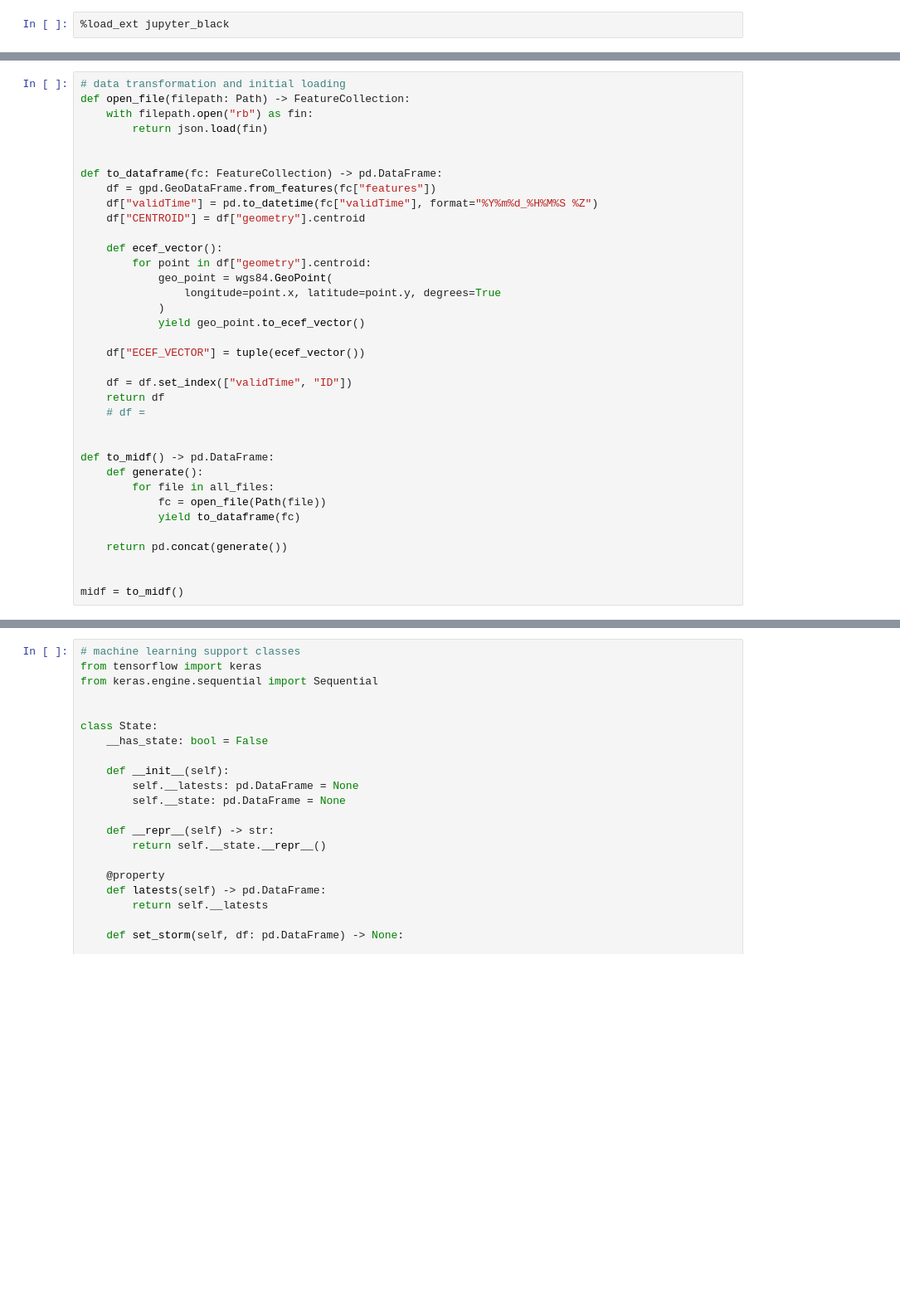
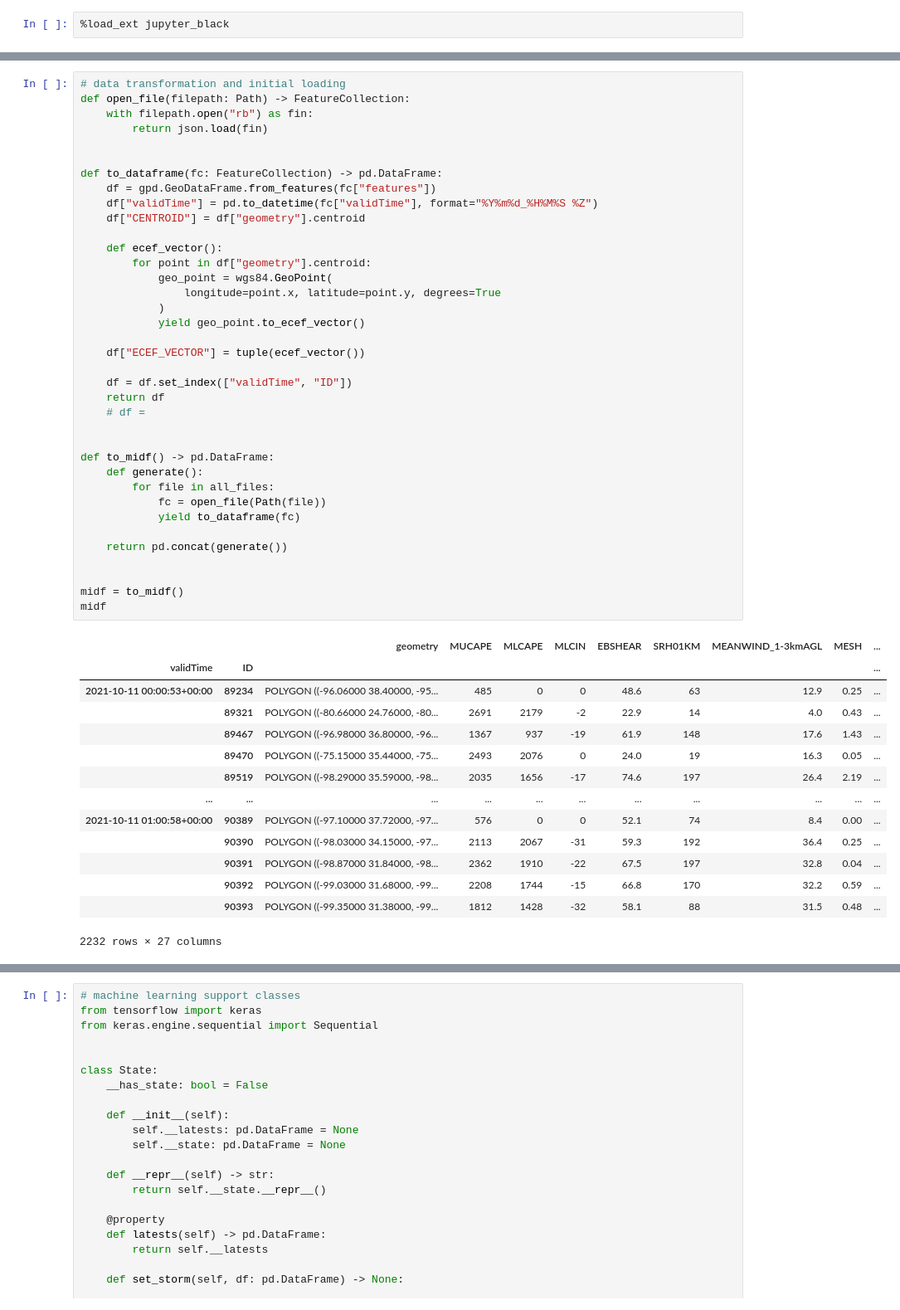
Before and after one commit to leaver2000/sppp, a Jupyter notebook: notebooks/core.ipynb, the cells around one changed output, grey strips where cells are left out. Shown at 83% size. Drawn from its saved outputs; the diff is of its cells as text; blank space fills up the shorter version.

```diff
--- a/notebooks/core.ipynb
+++ b/notebooks/core.ipynb
@@ -38,32 +38,48 @@ def open_file(filepath: Path) -> FeatureCollection:
 
 def to_dataframe(fc: FeatureCollection) -> pd.DataFrame:
     df = gpd.GeoDataFrame.from_features(fc["features"])
     df["validTime"] = pd.to_datetime(fc["validTime"], format="%Y%m%d_%H%M%S %Z")
     df["CENTROID"] = df["geometry"].centroid
 
     def ecef_vector():
         for point in df["geometry"].centroid:
             geo_point = wgs84.GeoPoint(
                 longitude=point.x, latitude=point.y, degrees=True
             )
             yield geo_point.to_ecef_vector()
 
     df["ECEF_VECTOR"] = tuple(ecef_vector())
 
     df = df.set_index(["validTime", "ID"])
     return df
     # df =
 
 
 def to_midf() -> pd.DataFrame:
     def generate():
         for file in all_files:
             fc = open_file(Path(file))
             yield to_dataframe(fc)
 
     return pd.concat(generate())
 
 
 midf = to_midf()
+midf
+# %% [output]
+|  |  | geometry | MUCAPE | MLCAPE | MLCIN | EBSHEAR | SRH01KM | MEANWIND_1-3kmAGL | MESH | ... |
+| validTime | ID |  |  |  |  |  |  |  |  | ... |
+| 2021-10-11 00:00:53+00:00 | 89234 | POLYGON ((-96.06000 38.40000, -95... | 485 | 0 | 0 | 48.6 | 63 | 12.9 | 0.25 | ... |
+|  | 89321 | POLYGON ((-80.66000 24.76000, -80... | 2691 | 2179 | -2 | 22.9 | 14 | 4.0 | 0.43 | ... |
+|  | 89467 | POLYGON ((-96.98000 36.80000, -96... | 1367 | 937 | -19 | 61.9 | 148 | 17.6 | 1.43 | ... |
+|  | 89470 | POLYGON ((-75.15000 35.44000, -75... | 2493 | 2076 | 0 | 24.0 | 19 | 16.3 | 0.05 | ... |
+|  | 89519 | POLYGON ((-98.29000 35.59000, -98... | 2035 | 1656 | -17 | 74.6 | 197 | 26.4 | 2.19 | ... |
+| ... | ... | ... | ... | ... | ... | ... | ... | ... | ... | ... |
+| 2021-10-11 01:00:58+00:00 | 90389 | POLYGON ((-97.10000 37.72000, -97... | 576 | 0 | 0 | 52.1 | 74 | 8.4 | 0.00 | ... |
+|  | 90390 | POLYGON ((-98.03000 34.15000, -97... | 2113 | 2067 | -31 | 59.3 | 192 | 36.4 | 0.25 | ... |
+|  | 90391 | POLYGON ((-98.87000 31.84000, -98... | 2362 | 1910 | -22 | 67.5 | 197 | 32.8 | 0.04 | ... |
+|  | 90392 | POLYGON ((-99.03000 31.68000, -99... | 2208 | 1744 | -15 | 66.8 | 170 | 32.2 | 0.59 | ... |
+|  | 90393 | POLYGON ((-99.35000 31.38000, -99... | 1812 | 1428 | -32 | 58.1 | 88 | 31.5 | 0.48 | ... |
+2232 rows × 27 columns
 # %%
 # helper function
```
Also changed, not shown: parts of 4 cells of this notebook.
